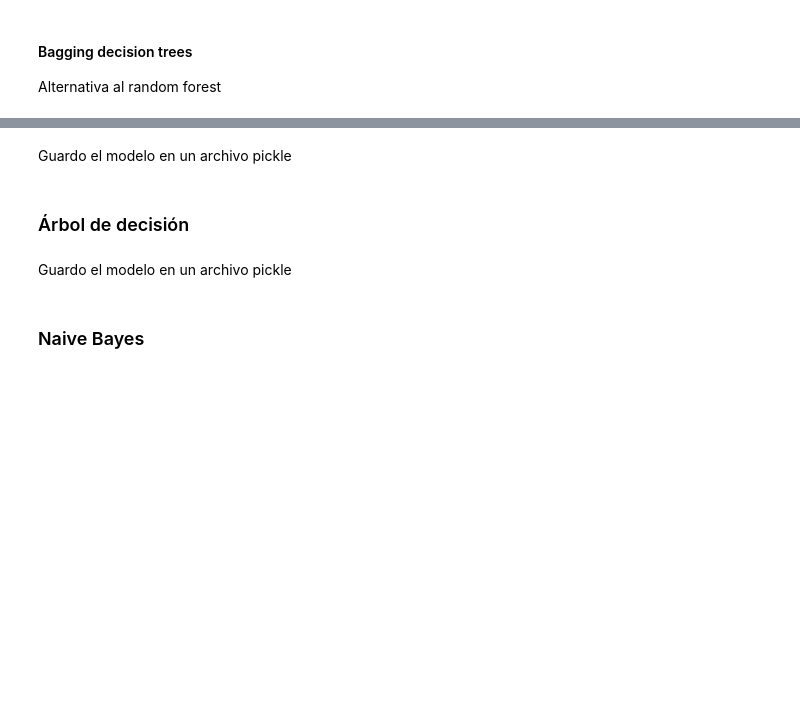
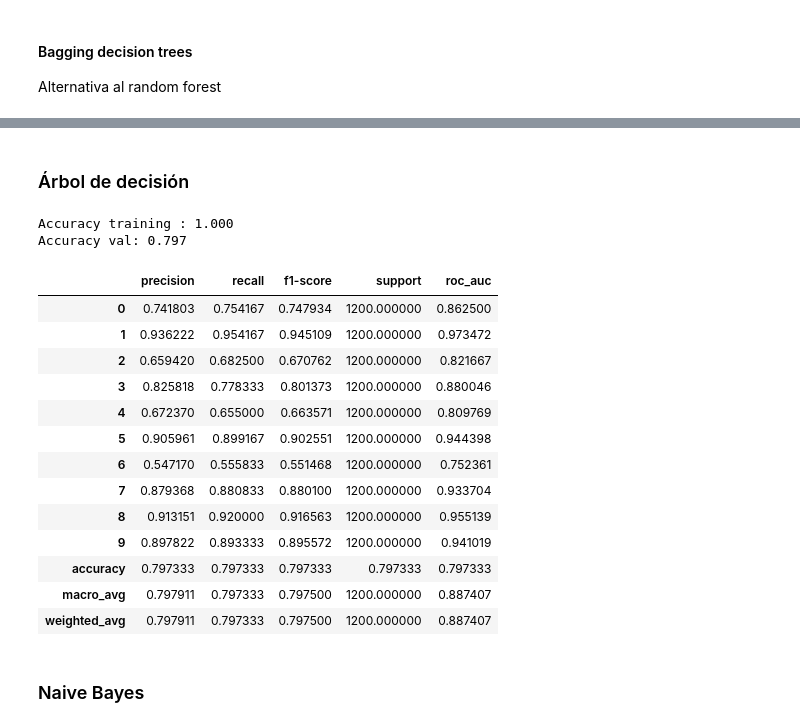
Before and after one commit to mcnanton/tp2AA, a Jupyter notebook: TP2AA.ipynb, the cells around one changed output, grey strips where cells are left out. Saved outputs shown, nothing was run; the diff lists cells and outputs as text; code cells hidden in the pictures; blank space fills up the shorter version.

```diff
--- a/TP2AA.ipynb
+++ b/TP2AA.ipynb
@@ -368,8 +381,8 @@ classif_report(y_val, y_pred)
 # %%
-rf = RandomForestClassifier(random_state = seed, verbose=1, n_jobs=-1)
-rf.fit(x_train, y_train)
+with open('models/random_forest_base.pkl', 'rb') as modelFile:
+     rf = pickle.load(modelFile)
+
 y_pred = rf.predict(x_val)
-
 print("Accuracy training : {:.3f}".format(rf.score(x_train, y_train)))
 print("Accuracy val: {:.3f}".format(rf.score(x_val, y_val)))
 classif_report(y_val, y_pred)
@@ -407,3 +414,0 @@ Guardo el modelo en un archivo pickle
-# %%
-with open('models/random_forest_base.pkl', 'wb') as modelFile:
-   pickle.dump(rf, modelFile)
@@ -417,10 +425,8 @@ Alternativa al random forest
 # %%
-dt = DecisionTreeClassifier(random_state=seed)
-bdt = BaggingClassifier(dt, random_state = seed, verbose=1, n_jobs=-1)
+with open('models/baggingdt_base.pkl', 'rb') as modelFile:
+     bdt = pickle.load(modelFile)
 
-bdt.fit(x_train, y_train)
 y_pred = bdt.predict(x_val)
-
 print("Accuracy training : {:.3f}".format(bdt.score(x_train, y_train)))
 print("Accuracy val: {:.3f}".format(bdt.score(x_val, y_val)))
 classif_report(y_val, y_pred)
@@ -453,8 +456,3 @@ Accuracy val: 0.858
 | accuracy | 0.857583 | 0.857583 | 0.857583 | 0.857583 | 0.857583 |
 | macro_avg | 0.856365 | 0.857583 | 0.856090 | 1200.000000 | 0.920880 |
 | weighted_avg | 0.856365 | 0.857583 | 0.856090 | 1200.000000 | 0.920880 |
-# %% [markdown]
-Guardo el modelo en un archivo pickle
-# %%
-with open('models/baggingdt_base.pkl', 'wb') as modelFile:
-   pickle.dump(bdt, modelFile)
@@ -466,10 +466,25 @@ with open('models/baggingdt_base.pkl', 'rb') as modelFile:
 # %%
-ad = DecisionTreeClassifier(random_state = seed)
-ad.fit(x_train, y_train)
+with open('models/dt_base.pkl','rb') as modelFile:
+     ad = pickle.load(modelFile)
+
 y_pred = ad.predict(x_val)
-
 print("Accuracy training : {:.3f}".format(ad.score(x_train, y_train)))
 print("Accuracy val: {:.3f}".format(ad.score(x_val, y_val)))
 classif_report(y_val, y_pred)
+# %% [output]
+Accuracy training : 1.000
+Accuracy val: 0.797
+|  | precision | recall | f1-score | support | roc_auc |
+| 0 | 0.741803 | 0.754167 | 0.747934 | 1200.000000 | 0.862500 |
+| 1 | 0.936222 | 0.954167 | 0.945109 | 1200.000000 | 0.973472 |
+| 2 | 0.659420 | 0.682500 | 0.670762 | 1200.000000 | 0.821667 |
+| 3 | 0.825818 | 0.778333 | 0.801373 | 1200.000000 | 0.880046 |
+| 4 | 0.672370 | 0.655000 | 0.663571 | 1200.000000 | 0.809769 |
+| 5 | 0.905961 | 0.899167 | 0.902551 | 1200.000000 | 0.944398 |
+| 6 | 0.547170 | 0.555833 | 0.551468 | 1200.000000 | 0.752361 |
+| 7 | 0.879368 | 0.880833 | 0.880100 | 1200.000000 | 0.933704 |
+| 8 | 0.913151 | 0.920000 | 0.916563 | 1200.000000 | 0.955139 |
+| 9 | 0.897822 | 0.893333 | 0.895572 | 1200.000000 | 0.941019 |
+| accuracy | 0.797333 | 0.797333 | 0.797333 | 0.797333 | 0.797333 |
+| macro_avg | 0.797911 | 0.797333 | 0.797500 | 1200.000000 | 0.887407 |
+| weighted_avg | 0.797911 | 0.797333 | 0.797500 | 1200.000000 | 0.887407 |
-# %% [markdown]
-Guardo el modelo en un archivo pickle
```
Also changed, not shown: parts of 16 cells of this notebook.
